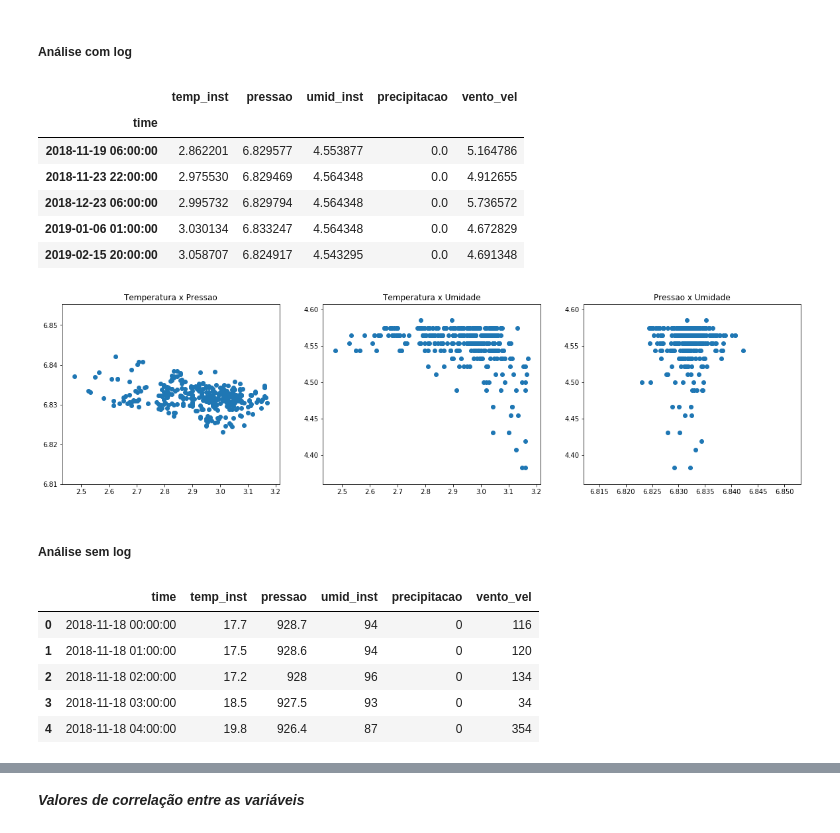
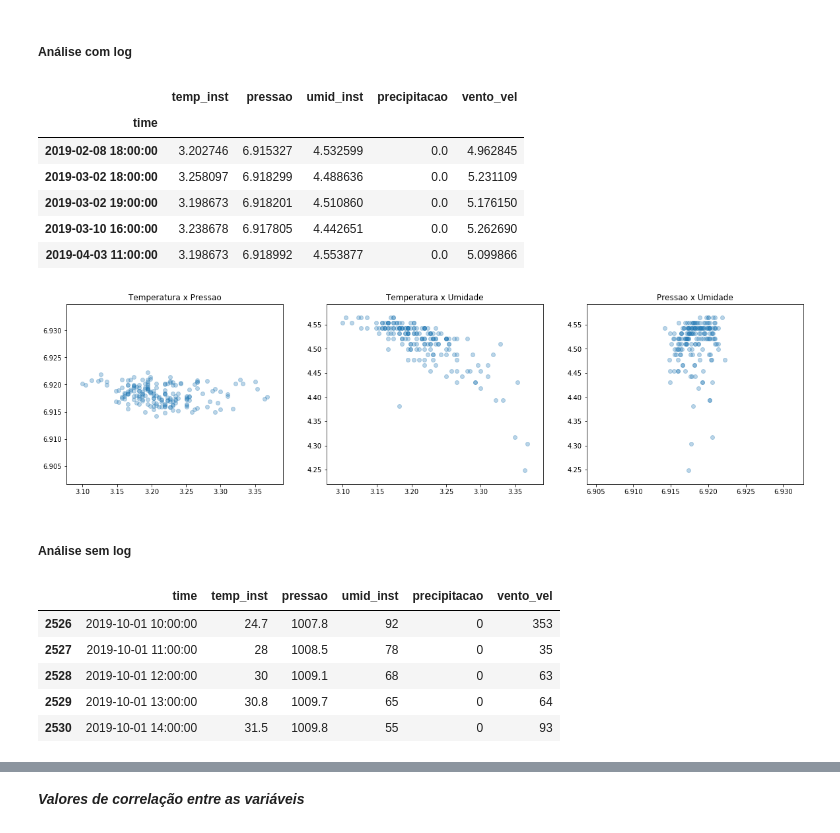
Before and after one commit to Joao-Pedro-Chacon-Ruiz/Modelo_de_precificacao_carros, a Jupyter notebook: Primeiras_Iterações/Análise_Macapá.ipynb, the cells around one changed output, grey strips where cells are left out. Cells and saved outputs as stored; diff of their text form; code cells hidden in the pictures.

```diff
--- a/Primeiras_Iterações/Análise_Macapá.ipynb
+++ b/Primeiras_Iterações/Análise_Macapá.ipynb
@@ -80,3 +80,5 @@ dados_4.head()
 ## Definindo as variáveis que vamos estudar
 # %% [markdown]
 A partir de estudos e leitura de papeis sobre o tema, as seguintes variáveis foram, repetidamente, dadas como as mais relevantes: temperatura, umidade, pressão atmosférica e velociadade do vento. Com base nessas pesquisas, estas mesmas foram tomadas como variáveis independentes do modelo de regressão linear múltipla.
+# %%
+dados_4.precipitacao = dados_4.precipitacao.replace('////', 0.0)
@@ -83,3 +91,5 @@ A partir de estudos e leitura de papeis sobre o tema, as seguintes variáveis fo
+# %%
+dados_4 = dados_4[['temp_inst','pressao','umid_inst','precipitacao','vento_vel']].astype('float')
 # %%
 #dados_5 = dados_4.astype(float)
 dados_log = np.log(dados_4[['temp_inst','pressao','umid_inst','precipitacao','vento_vel']])
@@ -636,11 +633,11 @@ dados_log_sem_chuva.head()
 # %% [output]
 |  | temp_inst | pressao | umid_inst | precipitacao | vento_vel |
 | time |  |  |  |  |  |
-| 2018-11-19 06:00:00 | 2.862201 | 6.829577 | 4.553877 | 0.0 | 5.164786 |
-| 2018-11-23 22:00:00 | 2.975530 | 6.829469 | 4.564348 | 0.0 | 4.912655 |
-| 2018-12-23 06:00:00 | 2.995732 | 6.829794 | 4.564348 | 0.0 | 5.736572 |
-| 2019-01-06 01:00:00 | 3.030134 | 6.833247 | 4.564348 | 0.0 | 4.672829 |
-| 2019-02-15 20:00:00 | 3.058707 | 6.824917 | 4.543295 | 0.0 | 4.691348 |
+| 2019-02-08 18:00:00 | 3.202746 | 6.915327 | 4.532599 | 0.0 | 4.962845 |
+| 2019-03-02 18:00:00 | 3.258097 | 6.918299 | 4.488636 | 0.0 | 5.231109 |
+| 2019-03-02 19:00:00 | 3.198673 | 6.918201 | 4.510860 | 0.0 | 5.176150 |
+| 2019-03-10 16:00:00 | 3.238678 | 6.917805 | 4.442651 | 0.0 | 5.262690 |
+| 2019-04-03 11:00:00 | 3.198673 | 6.918992 | 4.553877 | 0.0 | 5.099866 |
 # %%
 temperatura2_log = dados_log_com_chuva['temp_inst']
 pressao2_log = dados_log_com_chuva['pressao']
@@ -649,26 +646,26 @@ precipitacao2_log = dados_log_com_chuva['precipitacao']
 # %%
 fig, axs = plt.subplots(1, 3)
 fig.set_size_inches(20, 5)
-axs[0].scatter(temperatura2_log,pressao2_log);
+axs[0].scatter(temperatura2_log,pressao2_log, alpha=0.3);
 axs[0].set_title('Temperatura x Pressao');
-axs[1].scatter(temperatura2_log,umidade2_log);
+axs[1].scatter(temperatura2_log,umidade2_log, alpha=0.3);
 axs[1].set_title('Temperatura x Umidade');
-axs[2].scatter(pressao2_log,umidade2_log);
+axs[2].scatter(pressao2_log,umidade2_log, alpha=0.3);
 axs[2].set_title('Pressao x Umidade');
 # %% [output]
-[figure, old version]
+[figure, new version]
 # %% [markdown]
 ##### Análise sem log
 # %%
-dados_sem_chuva = dados5[dados5['precipitacao']==0]
+dados_sem_chuva = dados7[dados7['precipitacao']==0]
 dados_sem_chuva.head()
 # %% [output]
 |  | time | temp_inst | pressao | umid_inst | precipitacao | vento_vel |
-| 0 | 2018-11-18 00:00:00 | 17.7 | 928.7 | 94 | 0 | 116 |
-| 1 | 2018-11-18 01:00:00 | 17.5 | 928.6 | 94 | 0 | 120 |
-| 2 | 2018-11-18 02:00:00 | 17.2 | 928 | 96 | 0 | 134 |
-| 3 | 2018-11-18 03:00:00 | 18.5 | 927.5 | 93 | 0 | 34 |
-| 4 | 2018-11-18 04:00:00 | 19.8 | 926.4 | 87 | 0 | 354 |
+| 2526 | 2019-10-01 10:00:00 | 24.7 | 1007.8 | 92 | 0 | 353 |
+| 2527 | 2019-10-01 11:00:00 | 28 | 1008.5 | 78 | 0 | 35 |
+| 2528 | 2019-10-01 12:00:00 | 30 | 1009.1 | 68 | 0 | 63 |
+| 2529 | 2019-10-01 13:00:00 | 30.8 | 1009.7 | 65 | 0 | 64 |
+| 2530 | 2019-10-01 14:00:00 | 31.5 | 1009.8 | 55 | 0 | 93 |
 # %%
 tempo2 = dados_sem_chuva['time']
 temperatura2 = dados_sem_chuva['temp_inst']
```
Also changed, not shown: parts of 42 cells of this notebook, 3 other files.
